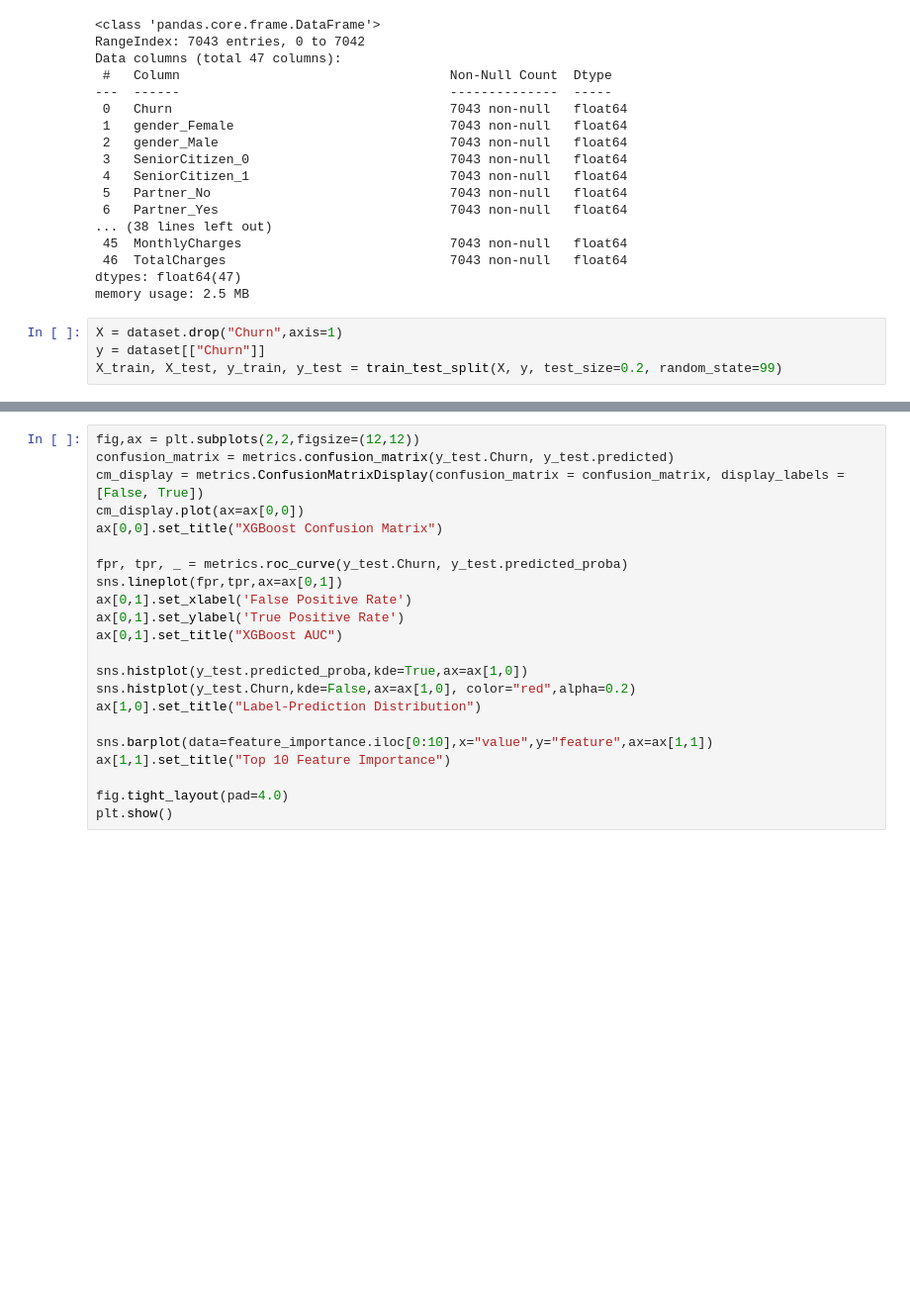
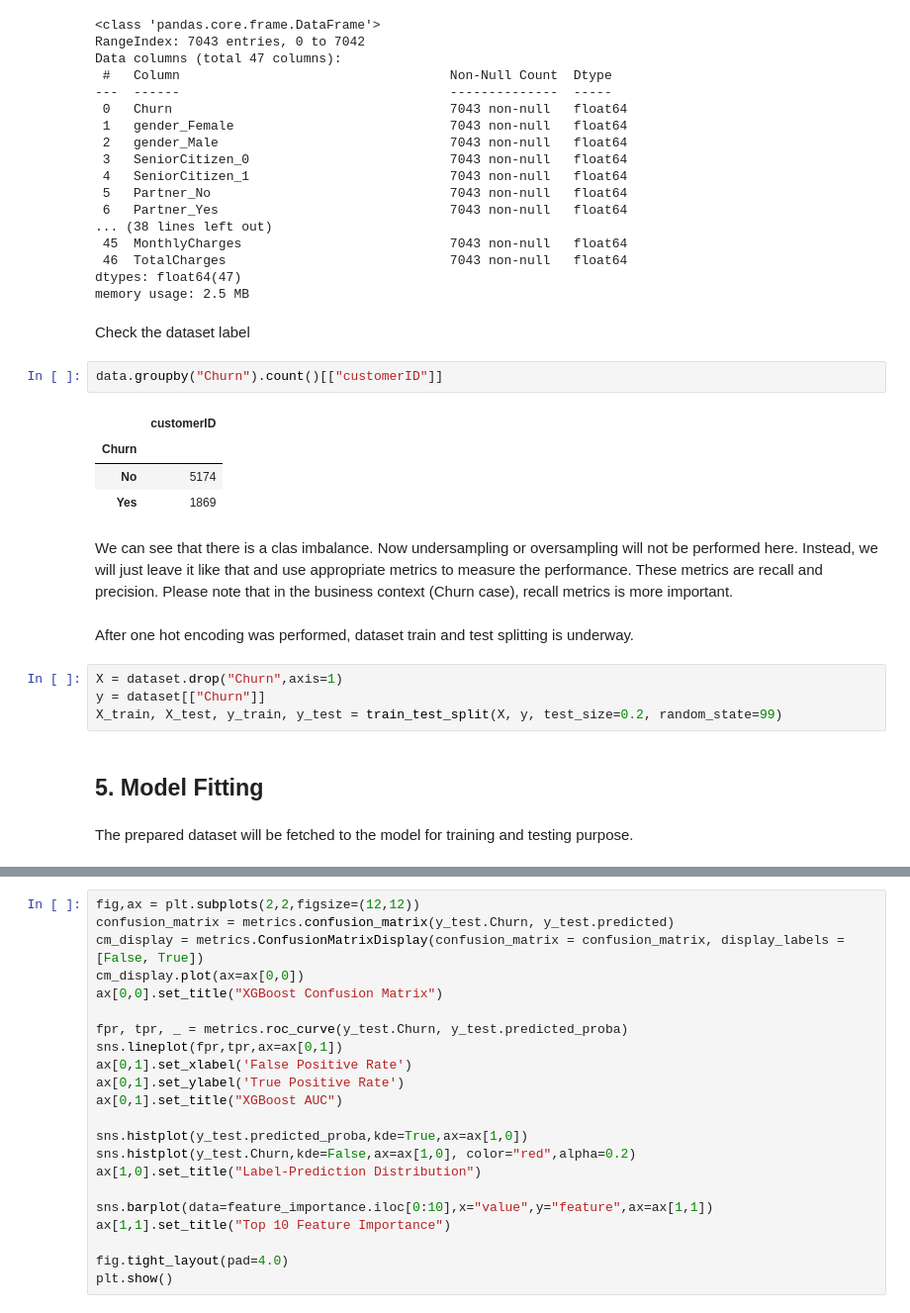
Before and after one commit to isaidhs/Data-Analytics-Notebook, a Jupyter notebook: customer-churn-prediction.ipynb, the cells around one changed output, grey strips where cells are left out. Shown: that part at 99% size. Saved outputs shown, nothing was run; the diff lists cells and outputs as text; blank space fills up the shorter version.

```diff
--- a/customer-churn-prediction.ipynb
+++ b/customer-churn-prediction.ipynb
@@ -158,8 +191,25 @@ Data columns (total 47 columns):
  46  TotalCharges                             7043 non-null   float64
 dtypes: float64(47)
 memory usage: 2.5 MB
+# %% [markdown]
+Check the dataset label
+# %%
+data.groupby("Churn").count()[["customerID"]]
+# %% [output]
+|  | customerID |
+| Churn |  |
+| No | 5174 |
+| Yes | 1869 |
+# %% [markdown]
+We can see that there is a clas imbalance. Now undersampling or oversampling will not be performed here. Instead, we will just leave it like that and use appropriate metrics to measure the performance. These metrics are recall and precision. Please note that in the business context (Churn case), recall metrics is more important.
+# %% [markdown]
+After one hot encoding was performed, dataset train and test splitting is underway.
 # %%
 X = dataset.drop("Churn",axis=1)
 y = dataset[["Churn"]]
 X_train, X_test, y_train, y_test = train_test_split(X, y, test_size=0.2, random_state=99)
+# %% [markdown]
+## 5. Model Fitting
+# %% [markdown]
+The prepared dataset will be fetched to the model for training and testing purpose.
 # %%
```
Also changed, not shown: parts of 20 cells of this notebook.
